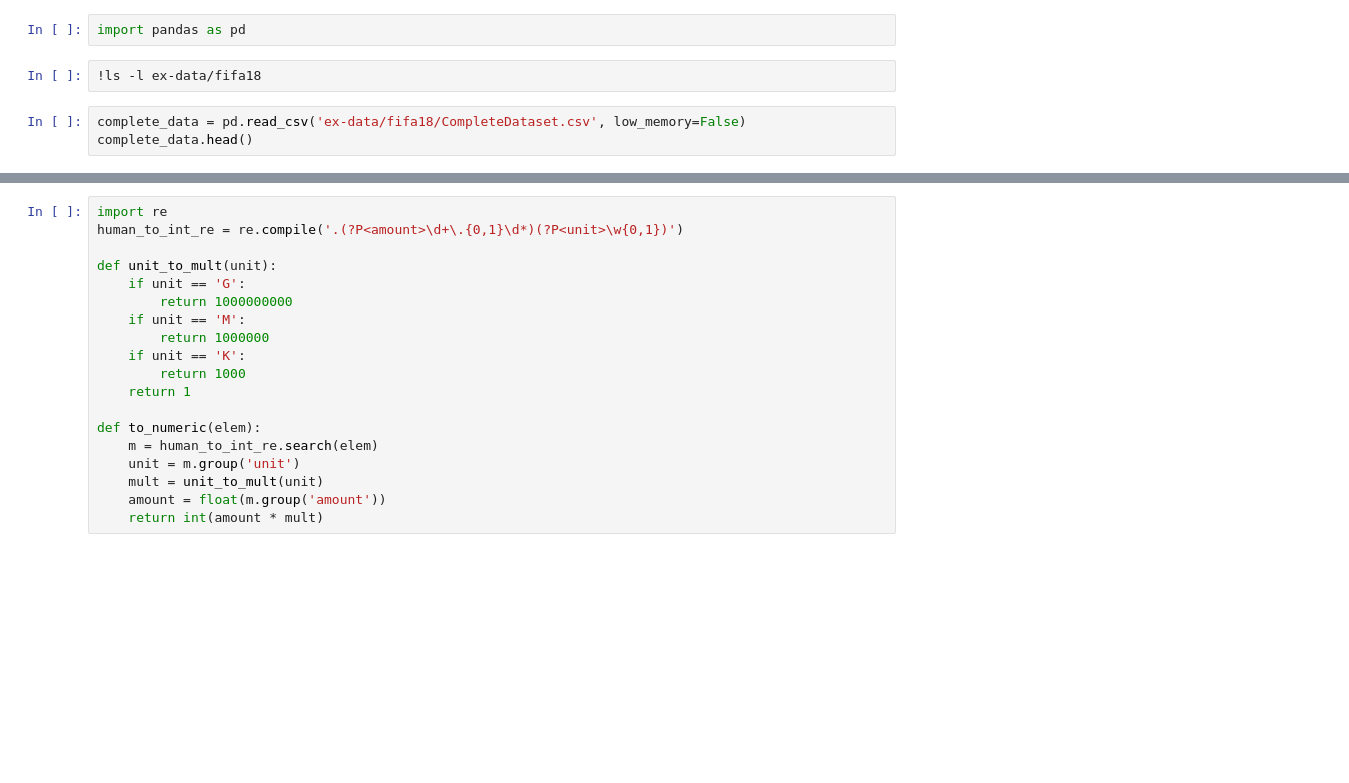
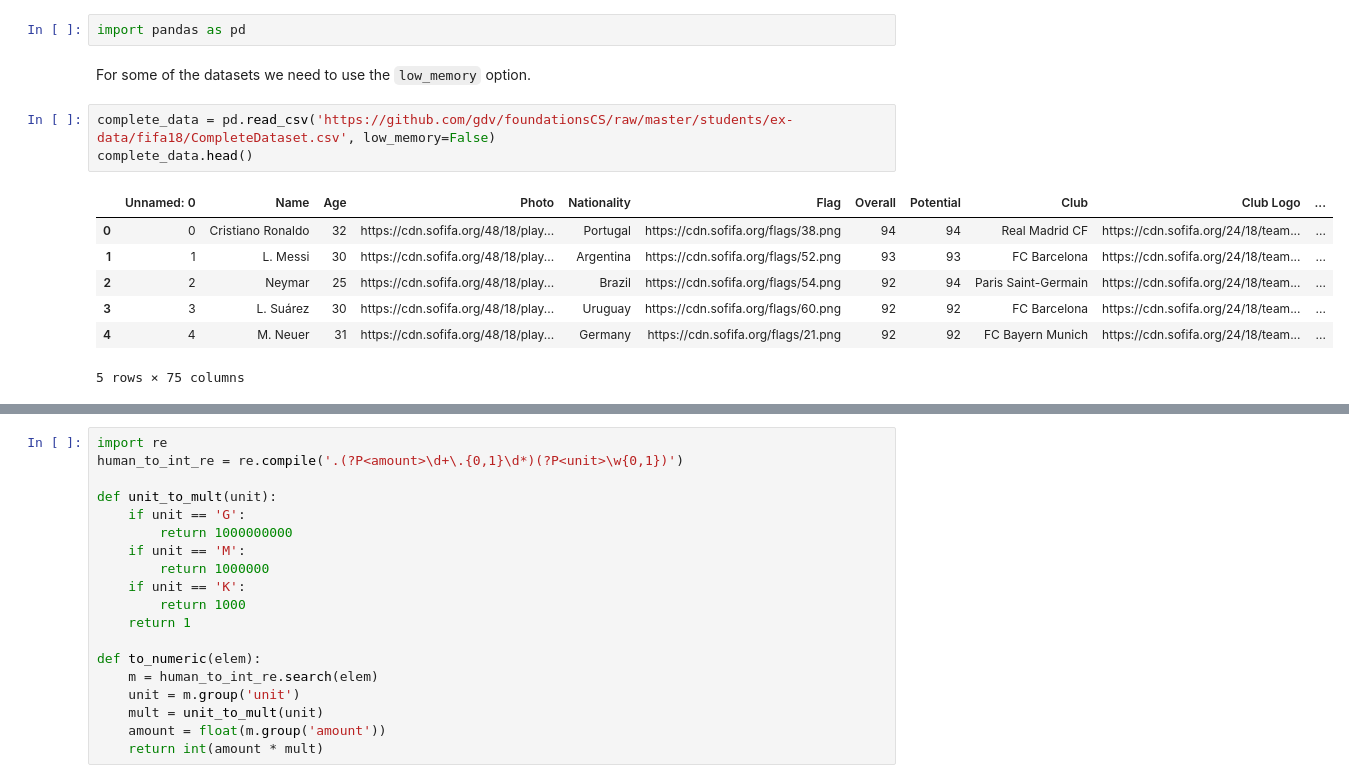
Before and after one commit to gdv/foundationsCS, a Jupyter notebook: teachers/py-14-fifa-solution.ipynb, the cells around one changed output, grey strips where cells are left out. Saved outputs shown, nothing was run; the diff lists cells and outputs as text; blank space fills up the shorter version.

```diff
--- a/teachers/py-14-fifa-solution.ipynb
+++ b/teachers/py-14-fifa-solution.ipynb
@@ -1,8 +1,16 @@
 # %%
 import pandas as pd
-# %%
-!ls -l ex-data/fifa18
+# %% [markdown]
+For some of the datasets we need to use the `low_memory` option.
 # %%
-complete_data = pd.read_csv('ex-data/fifa18/CompleteDataset.csv', low_memory=False)
+complete_data = pd.read_csv('https://github.com/gdv/foundationsCS/raw/master/students/ex-data/fifa18/CompleteDataset.csv', low_memory=False)
 complete_data.head()
+# %% [output]
+|  | Unnamed: 0 | Name | Age | Photo | Nationality | Flag | Overall | Potential | Club | Club Logo | ... |
+| 0 | 0 | Cristiano Ronaldo | 32 | https://cdn.sofifa.org/48/18/play... | Portugal | https://cdn.sofifa.org/flags/38.png | 94 | 94 | Real Madrid CF | https://cdn.sofifa.org/24/18/team... | ... |
+| 1 | 1 | L. Messi | 30 | https://cdn.sofifa.org/48/18/play... | Argentina | https://cdn.sofifa.org/flags/52.png | 93 | 93 | FC Barcelona | https://cdn.sofifa.org/24/18/team... | ... |
+| 2 | 2 | Neymar | 25 | https://cdn.sofifa.org/48/18/play... | Brazil | https://cdn.sofifa.org/flags/54.png | 92 | 94 | Paris Saint-Germain | https://cdn.sofifa.org/24/18/team... | ... |
+| 3 | 3 | L. Suárez | 30 | https://cdn.sofifa.org/48/18/play... | Uruguay | https://cdn.sofifa.org/flags/60.png | 92 | 92 | FC Barcelona | https://cdn.sofifa.org/24/18/team... | ... |
+| 4 | 4 | M. Neuer | 31 | https://cdn.sofifa.org/48/18/play... | Germany | https://cdn.sofifa.org/flags/21.png | 92 | 92 | FC Bayern Munich | https://cdn.sofifa.org/24/18/team... | ... |
+5 rows × 75 columns
 # %%
```
Also changed, not shown: parts of 24 cells of this notebook, 53 other files.
